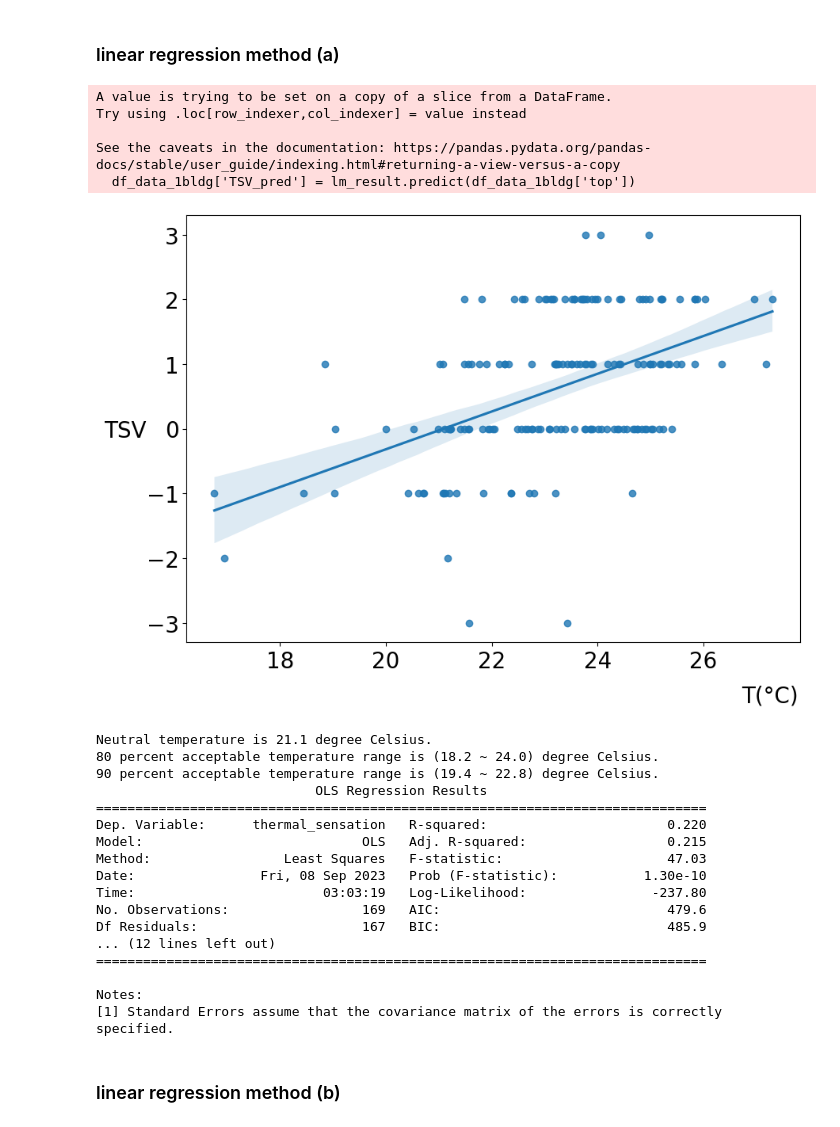
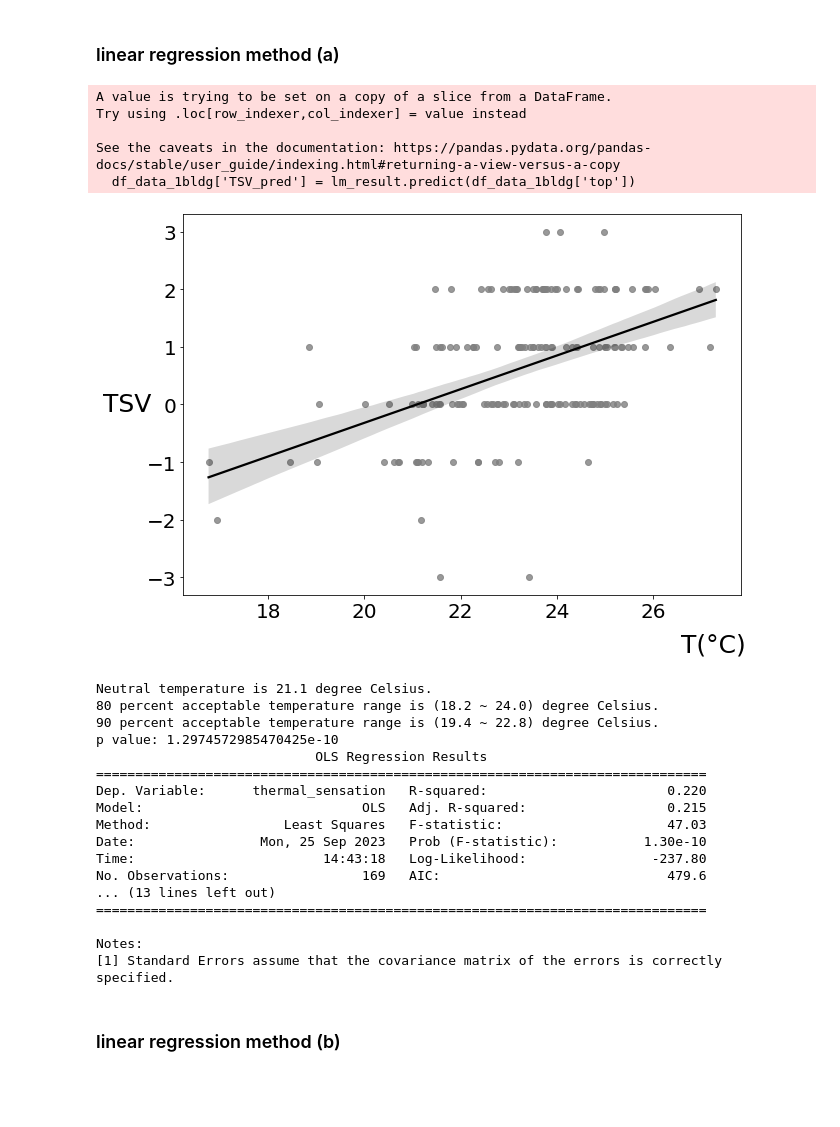
Before and after one commit to ruijis/causal-thinking-neutral-temperature, a Jupyter notebook: two-linear-regressions.ipynb, the cells around one changed output. Cells and saved outputs as stored; diff of their text form; code cells hidden in the pictures; blank space fills up the shorter version.

```diff
--- a/two-linear-regressions.ipynb
+++ b/two-linear-regressions.ipynb
@@ -64,6 +64,7 @@ df_data_1bldg.head()
 # %% [markdown]
 ### linear regression method (a)
 # %%
+
 # regressing thermal sensation votes against temperature
 lm_result = smf.ols(formula='thermal_sensation ~ top', data=df_data_1bldg).fit()
 
@@ -71,9 +72,9 @@ lm_result = smf.ols(formula='thermal_sensation ~ top', data=df_data_1bldg).fit()
 df_data_1bldg['TSV_pred'] = lm_result.predict(df_data_1bldg['top'])
 # plot the regression line
 plt.figure(figsize=(10, 7))
-sns.regplot(x='top', y='thermal_sensation', data=df_data_1bldg)
-plt.xlabel('T(°C)', fontsize=20)
-plt.ylabel('TSV', rotation=0, fontsize=20)
+sns.regplot(x='top', y='thermal_sensation', data=df_data_1bldg, scatter_kws={'color': 'grey'}, line_kws={'color': 'black'})
+plt.xlabel('T(°C)', fontsize=25)
+plt.ylabel('TSV', rotation=0, fontsize=25)
 # plt.title('Regress thermal sensation votes on indoor temperature')
 
 # Move y-axis label to the top and adjust the distance
@@ -83,47 +84,48 @@ ax.yaxis.set_label_coords(-0.1, 0.47)
 
 plt.xticks(fontsize=20)  # Rotate and set font size for x-axis tick labels
 plt.yticks(fontsize=20)  # Set font size for y-axis tick labels
 
 plt.grid(False)
 plt.show()
 
 # check whether the correaltion (slope) is significant
 if lm_result.pvalues['top'] < 0.05:
     a = lm_result.params['top']
     b = lm_result.params['Intercept']
     neutral_temp = -b / a
     temp80_up = (0.85-b)/a
     temp80_low = (-0.85-b)/a
     temp90_up = (0.5-b)/a
     temp90_low = (-0.5-b)/a
     print('Neutral temperature is {:.1f} degree Celsius.'.format(neutral_temp))
     print('80 percent acceptable temperature range is ({:.1f}'.format(temp80_low), '~ {:.1f}) degree Celsius.'.format(temp80_up))
     print('90 percent acceptable temperature range is ({:.1f}'.format(temp90_low), '~ {:.1f}) degree Celsius.'.format(temp90_up))
 else:
     print('The slope is not significant.')
 
 # statistical anayalsis summary
+print('p value:', lm_result.pvalues['top'])
 print(lm_result.summary())
 # %% [output]
 A value is trying to be set on a copy of a slice from a DataFrame.
 Try using .loc[row_indexer,col_indexer] = value instead
 
 See the caveats in the documentation: https://pandas.pydata.org/pandas-docs/stable/user_guide/indexing.html#returning-a-view-versus-a-copy
   df_data_1bldg['TSV_pred'] = lm_result.predict(df_data_1bldg['top'])
-[figure, old version]
+[figure, new version]
 Neutral temperature is 21.1 degree Celsius.
 80 percent acceptable temperature range is (18.2 ~ 24.0) degree Celsius.
 90 percent acceptable temperature range is (19.4 ~ 22.8) degree Celsius.
+p value: 1.2974572985470425e-10
                             OLS Regression Results
 ==============================================================================
 Dep. Variable:      thermal_sensation   R-squared:                       0.220
 Model:                            OLS   Adj. R-squared:                  0.215
 Method:                 Least Squares   F-statistic:                     47.03
-Date:                Fri, 08 Sep 2023   Prob (F-statistic):           1.30e-10
-Time:                        03:03:19   Log-Likelihood:                -237.80
+Date:                Mon, 25 Sep 2023   Prob (F-statistic):           1.30e-10
+Time:                        14:43:18   Log-Likelihood:                -237.80
 No. Observations:                 169   AIC:                             479.6
-Df Residuals:                     167   BIC:                             485.9
-... (12 lines left out)
+... (13 lines left out)
 ==============================================================================
 
 Notes:
```
Also changed, not shown: parts of 43 cells of this notebook.
